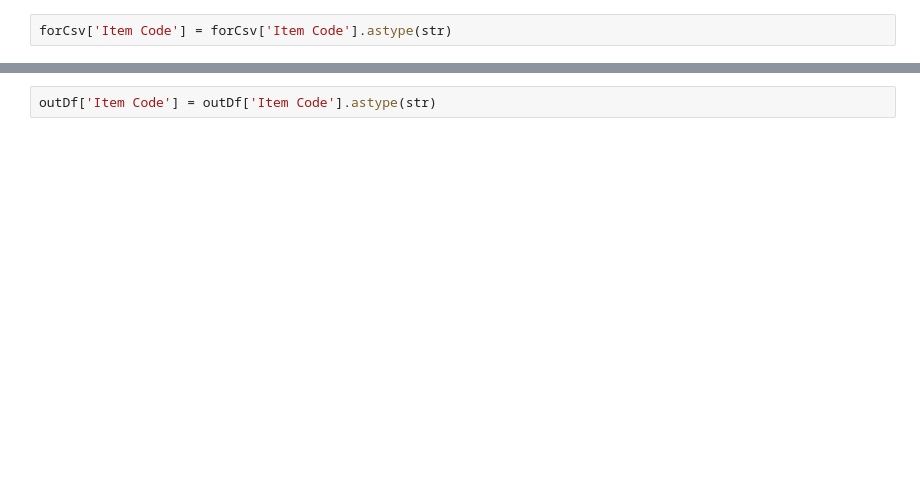
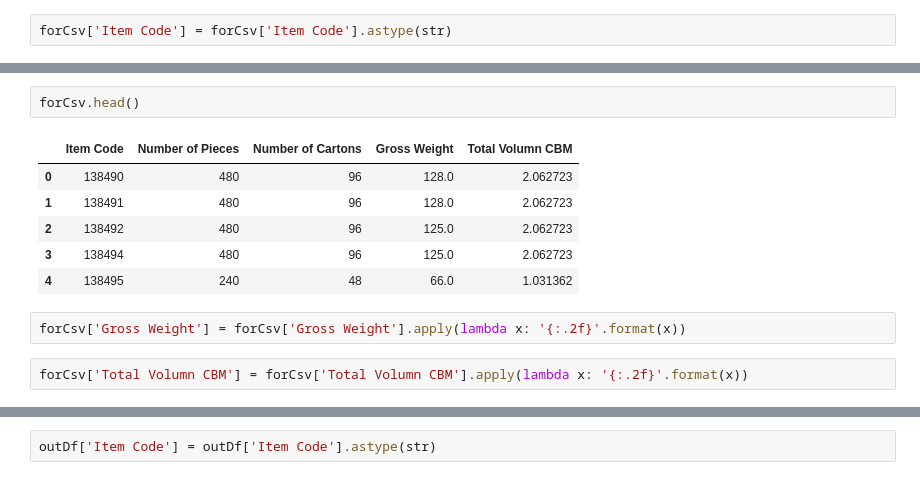
Before and after one commit to fmqbl/Exploratory-Notebooks, a Jupyter notebook: PackingListScript/PackingListtoCSV.ipynb, the cells around one changed output, grey strips where cells are left out. Saved outputs shown, nothing was run; the diff lists cells and outputs as text; blank space fills up the shorter version.

```diff
--- a/PackingListScript/PackingListtoCSV.ipynb
+++ b/PackingListScript/PackingListtoCSV.ipynb
@@ -24,0 +48,13 @@ forCsv.shape
+# %%
+forCsv.head()
+# %% [output]
+|  | Item Code | Number of Pieces | Number of Cartons | Gross Weight | Total Volumn CBM |
+| 0 | 138490 | 480 | 96 | 128.0 | 2.062723 |
+| 1 | 138491 | 480 | 96 | 128.0 | 2.062723 |
+| 2 | 138492 | 480 | 96 | 125.0 | 2.062723 |
+| 3 | 138494 | 480 | 96 | 125.0 | 2.062723 |
+| 4 | 138495 | 240 | 48 | 66.0 | 1.031362 |
+# %%
+forCsv['Gross Weight'] = forCsv['Gross Weight'].apply(lambda x: '{:.2f}'.format(x))
+# %%
+forCsv['Total Volumn CBM'] = forCsv['Total Volumn CBM'].apply(lambda x: '{:.2f}'.format(x))
```
Also changed, not shown: parts of 35 cells of this notebook, 2 other files.
